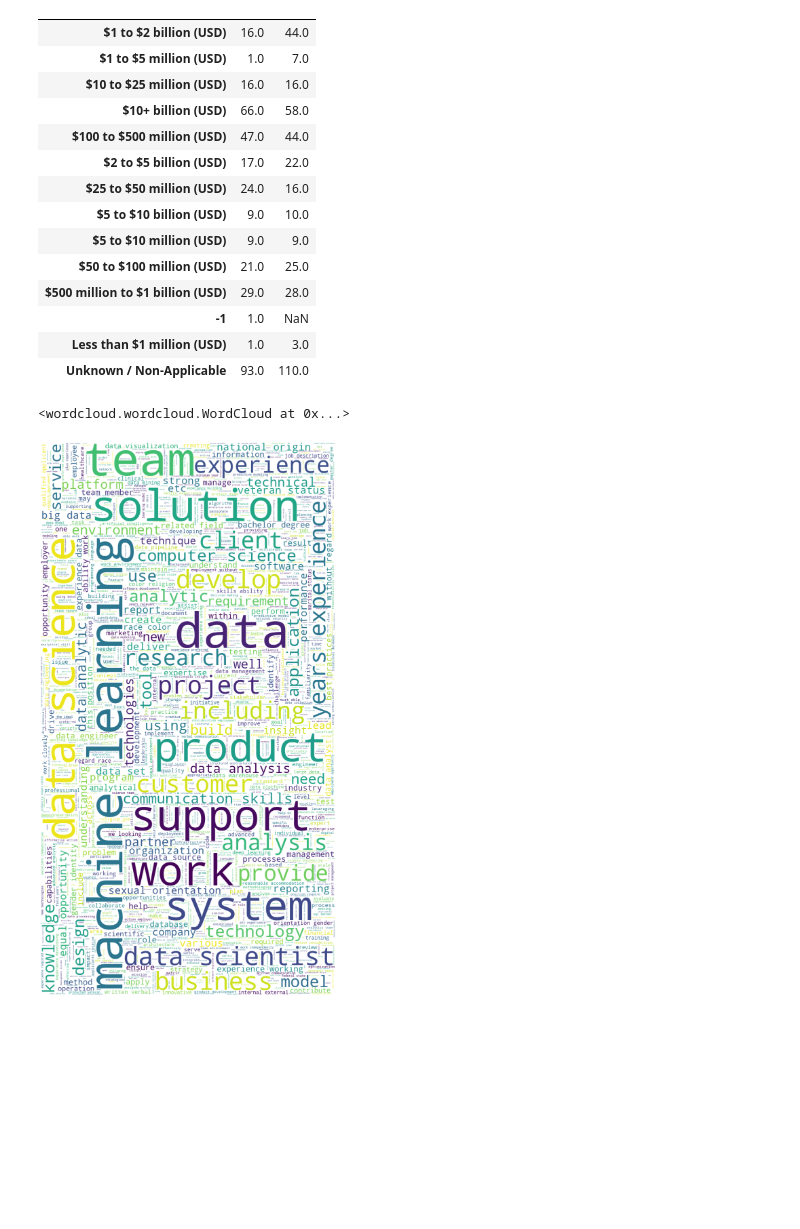
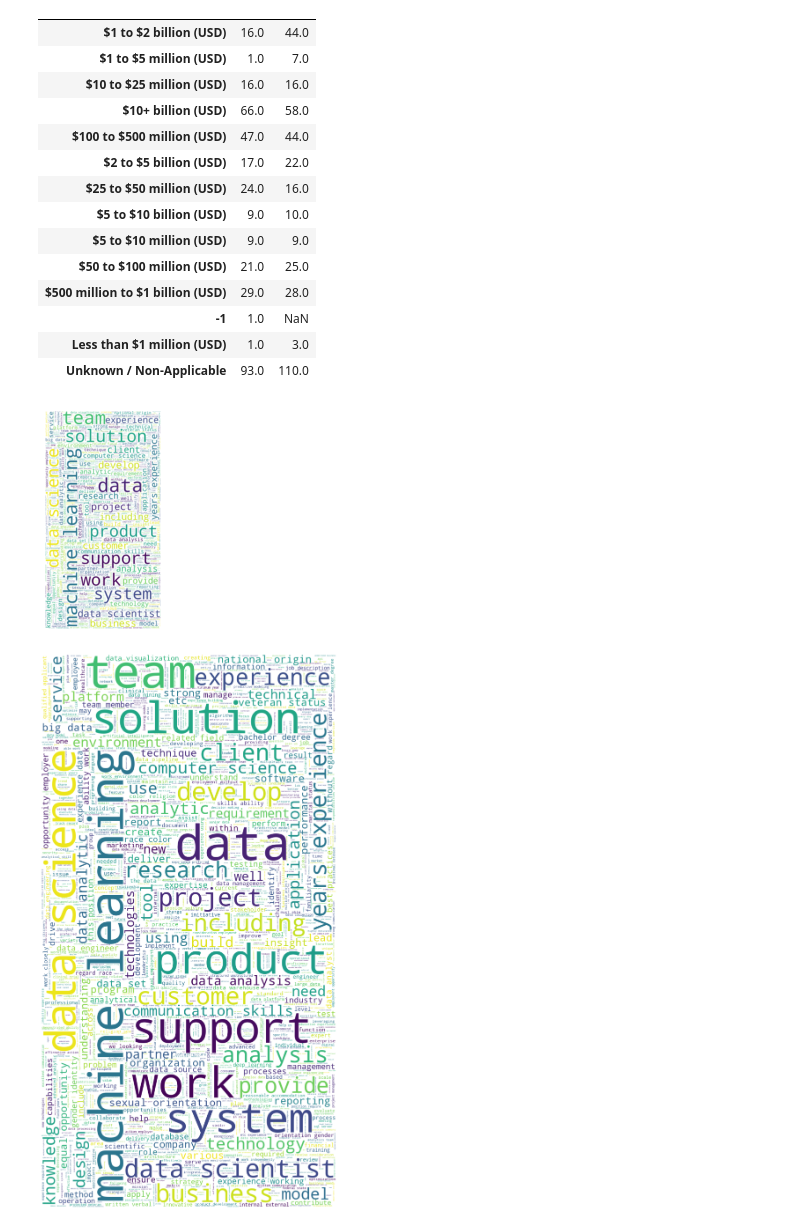
Before and after one commit to MrLuciferM/DataScience_Salary_proj, a Jupyter notebook: ExploratoryAnalysis.ipynb, the cells around one changed output. Cells and saved outputs as stored; diff of their text form; code cells hidden in the pictures; blank space fills up the shorter version.

Commit message:
fixed wordcloud

```diff
--- a/ExploratoryAnalysis.ipynb
+++ b/ExploratoryAnalysis.ipynb
@@ -397,19 +397,22 @@ text = " ".join([word for word in word_filtered])
 # %%
 word_filtered = puntuation_stop(words)
 text = " ".join([word for word in word_filtered])
 
 stopwords = set(STOPWORDS)
 
 jobd_cloud = WordCloud(
     background_color='white',
     max_words=2000,
     stopwords=stopwords,
     random_state = 1,
     width = 800,
     height = 1500
 )
 jobd_cloud.generate(text)
+plt.imshow(jobd_cloud, interpolation='bilinear')
+plt.axis('off')
+plt.show()
 # %% [output]
-<wordcloud.wordcloud.WordCloud at 0x...>
+[figure, added]
 # %%
 fig = plt.figure()
```
Also changed, not shown: parts of 1 cell of this notebook.
